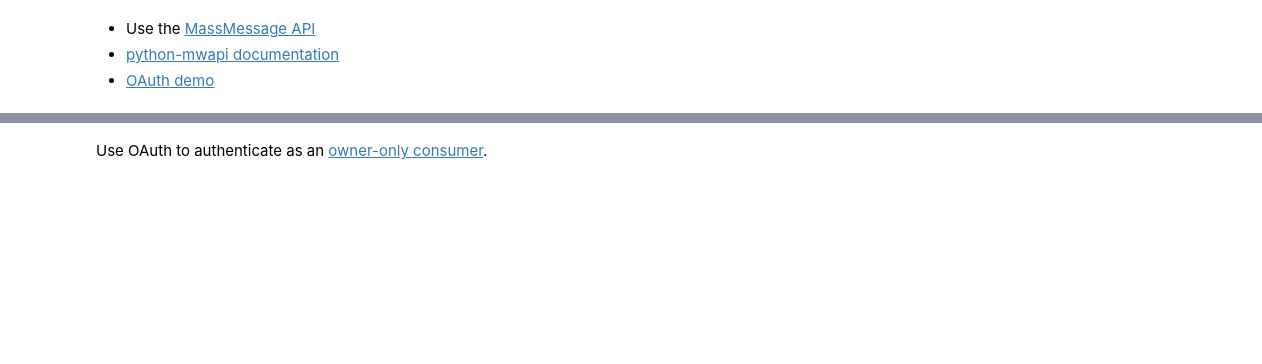
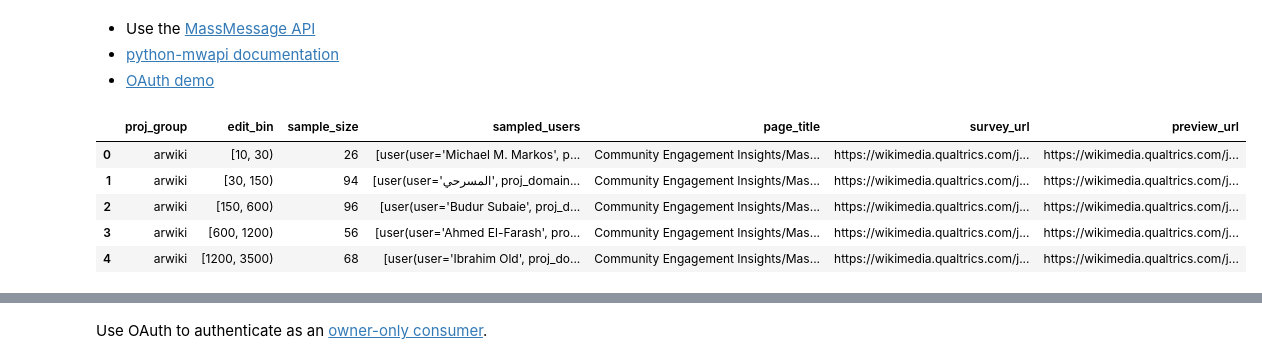
Before and after one commit to wikimedia-research/Community-Insights-sampling, a Jupyter notebook: distribution.ipynb, the cells around one changed output, grey strips where cells are left out. Saved outputs shown, nothing was run; the diff lists cells and outputs as text; code cells hidden in the pictures; blank space fills up the shorter version.

```diff
--- a/distribution.ipynb
+++ b/distribution.ipynb
@@ -12,0 +11,10 @@ sess = mwapi.Session("https://meta.wikimedia.org", user_agent = USER_AGENT )
+# %%
+real_strata = pd.read_csv("sampled-strata.tsv", sep = "\t")
+real_strata.head()
+# %% [output]
+|  | proj_group | edit_bin | sample_size | sampled_users | page_title | survey_url | preview_url |
+| 0 | arwiki | [10, 30) | 26 | [user(user='Michael M. Markos', p... | Community Engagement Insights/Mas... | https://wikimedia.qualtrics.com/j... | https://wikimedia.qualtrics.com/j... |
+| 1 | arwiki | [30, 150) | 94 | [user(user='المسرحي', proj_domain... | Community Engagement Insights/Mas... | https://wikimedia.qualtrics.com/j... | https://wikimedia.qualtrics.com/j... |
+| 2 | arwiki | [150, 600) | 96 | [user(user='Budur Subaie', proj_d... | Community Engagement Insights/Mas... | https://wikimedia.qualtrics.com/j... | https://wikimedia.qualtrics.com/j... |
+| 3 | arwiki | [600, 1200) | 56 | [user(user='Ahmed El-Farash', pro... | Community Engagement Insights/Mas... | https://wikimedia.qualtrics.com/j... | https://wikimedia.qualtrics.com/j... |
+| 4 | arwiki | [1200, 3500) | 68 | [user(user='Ibrahim Old', proj_do... | Community Engagement Insights/Mas... | https://wikimedia.qualtrics.com/j... | https://wikimedia.qualtrics.com/j... |
```
Also changed, not shown: parts of 26 cells of this notebook, 4 other files.
